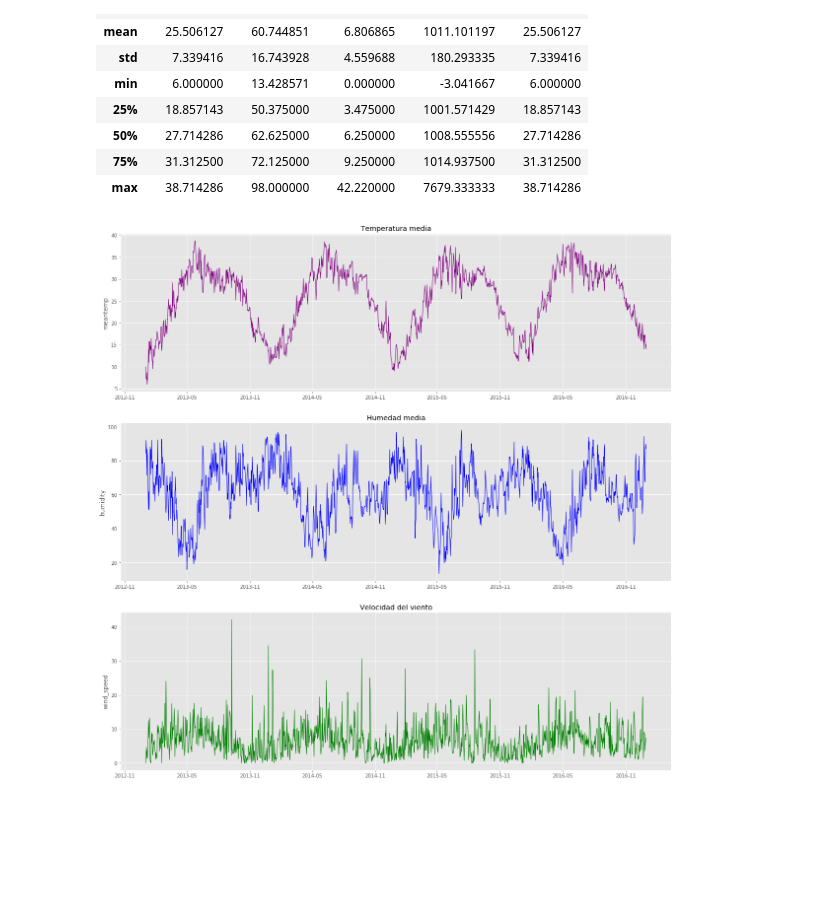
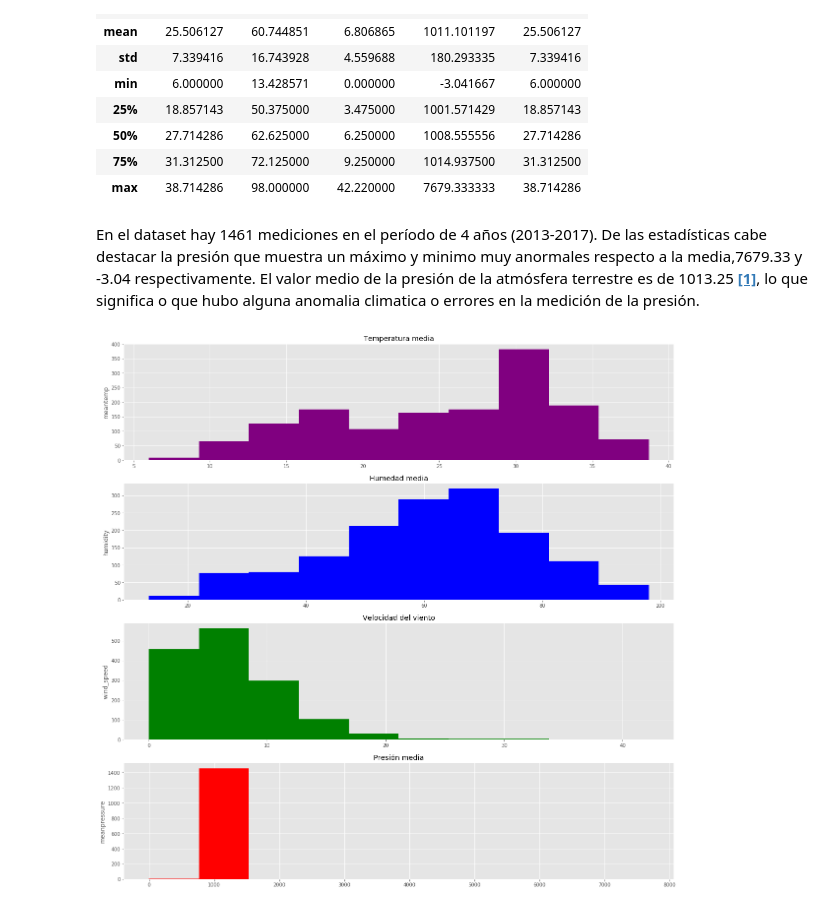
Before and after one commit to Shiroko7/INF-393-Tarea-3, a Jupyter notebook: Tarea 3 parte1.ipynb, the cells around one changed output. Saved outputs shown, nothing was run; the diff lists cells and outputs as text; code cells hidden in the pictures; blank space fills up the shorter version.

```diff
--- a/Tarea 3 parte1.ipynb
+++ b/Tarea 3 parte1.ipynb
@@ -84,27 +85,34 @@ df[params].describe()
 | 50% | 27.714286 | 62.625000 | 6.250000 | 1008.555556 | 27.714286 |
 | 75% | 31.312500 | 72.125000 | 9.250000 | 1014.937500 | 31.312500 |
 | max | 38.714286 | 98.000000 | 42.220000 | 7679.333333 | 38.714286 |
+# %% [markdown]
+En el dataset hay 1461 mediciones en el período de 4 años (2013-2017). De las estadísticas cabe destacar la presión que muestra un máximo y minimo muy anormales respecto a la media,7679.33 y -3.04 respectivamente. El valor medio de la presión de la atmósfera terrestre es de 1013.25 __[[1]](https://es.wikipedia.org/wiki/Presi%C3%B3n_atmosf%C3%A9rica#cite_note-2)__, lo que significa o que hubo alguna anomalia climatica o errores en la medición de la presión.
 # %%
 plt.style.use('ggplot')
 plt.figure(figsize=(20,20))
 
 
-plt.subplot(311)
-plt.plot(df['date'], df['meantemp'],c='purple',linewidth=1)
+plt.subplot(411)
+plt.hist(df['meantemp'],color='purple')
 plt.ylabel("meantemp")
 plt.title('Temperatura media')
 
 
-plt.subplot(312)
-plt.plot(df['date'], df['humidity'],c='blue',linewidth=1)
+plt.subplot(412)
+plt.hist(df['humidity'],color='blue')
 plt.ylabel("humidity")
 plt.title('Humedad media')
 
-plt.subplot(313)
-plt.plot(df['date'], df['wind_speed'],c='green',linewidth=1)
+plt.subplot(413)
+plt.hist(df['wind_speed'],color='green')
 plt.ylabel("wind_speed")
 plt.title('Velocidad del viento')
 
+plt.subplot(414)
+plt.hist(df['meanpressure'],color='red')
+plt.ylabel("meanpressure")
+plt.title('Presión media')
+
 plt.show()
 # %% [output]
-[figure, old version]
+[figure, new version]
```
Also changed, not shown: parts of 12 cells of this notebook.
